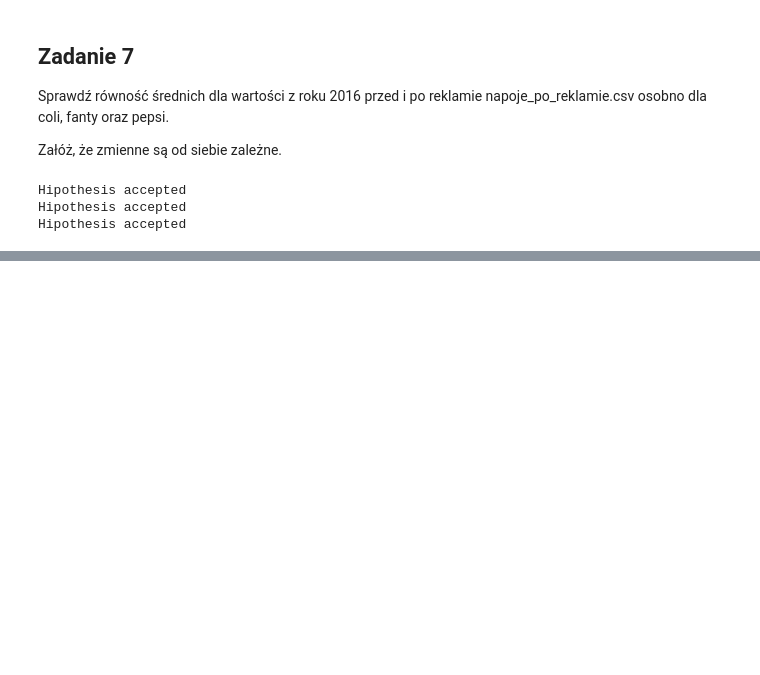
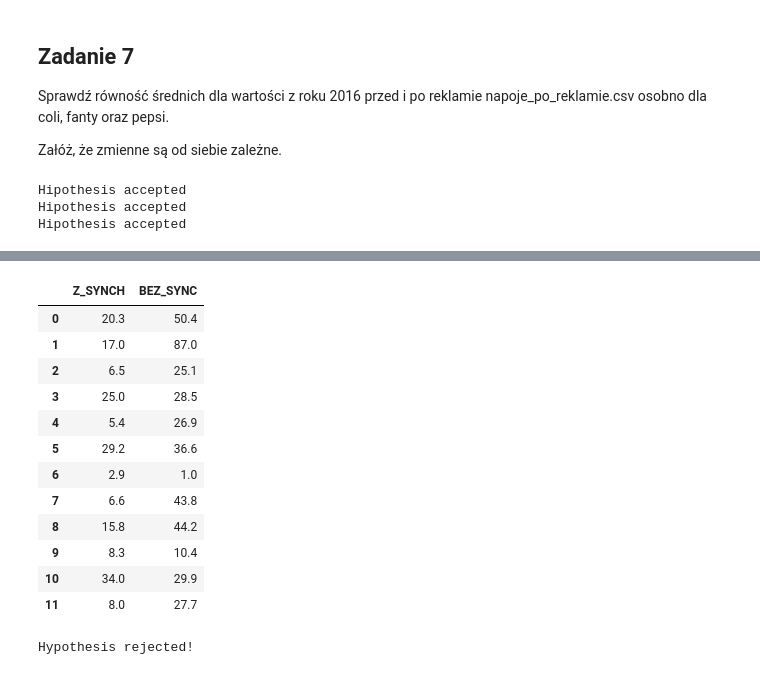
Before and after one commit to Alexa9der/Szkolenie_SDA, a Jupyter notebook: Statystyka i prawdopodoby/Zadania Statystyka i prawdopodobieństwo.ipynb, the cells around one changed output, grey strips where cells are left out. Drawn from its saved outputs; the diff is of its cells as text; code cells hidden in the pictures; blank space fills up the shorter version.

```diff
--- a/Statystyka i prawdopodoby/Zadania Statystyka i prawdopodobieństwo.ipynb
+++ b/Statystyka i prawdopodoby/Zadania Statystyka i prawdopodobieństwo.ipynb
@@ -819,0 +903,26 @@ Hipothesis accepted
+# %%
+data_synchron = pd.read_csv(r"C:\Users\User\Desktop\Szkolenie_SDA\Statystyka i prawdopodoby\csv\Synchron.csv",
+                         encoding= 'unicode_escape' ,sep=':', skiprows=1, decimal=",")
+# %% [output]
+|  | Z_SYNCH | BEZ_SYNC |
+| 0 | 20.3 | 50.4 |
+| 1 | 17.0 | 87.0 |
+| 2 | 6.5 | 25.1 |
+| 3 | 25.0 | 28.5 |
+| 4 | 5.4 | 26.9 |
+| 5 | 29.2 | 36.6 |
+| 6 | 2.9 | 1.0 |
+| 7 | 6.6 | 43.8 |
+| 8 | 15.8 | 44.2 |
+| 9 | 8.3 | 10.4 |
+| 10 | 34.0 | 29.9 |
+| 11 | 8.0 | 27.7 |
+# %%
+stat, p = st.ttest_rel(data_synchron["Z_SYNCH"], data_synchron["BEZ_SYNC"] )
+
+if mean_p < a:
+    print("Hypothesis rejected!")
+else:
+    print("Hypothesis accepted")
+# %% [output]
+Hypothesis rejected!
```
Also changed, not shown: parts of 9 cells of this notebook.
